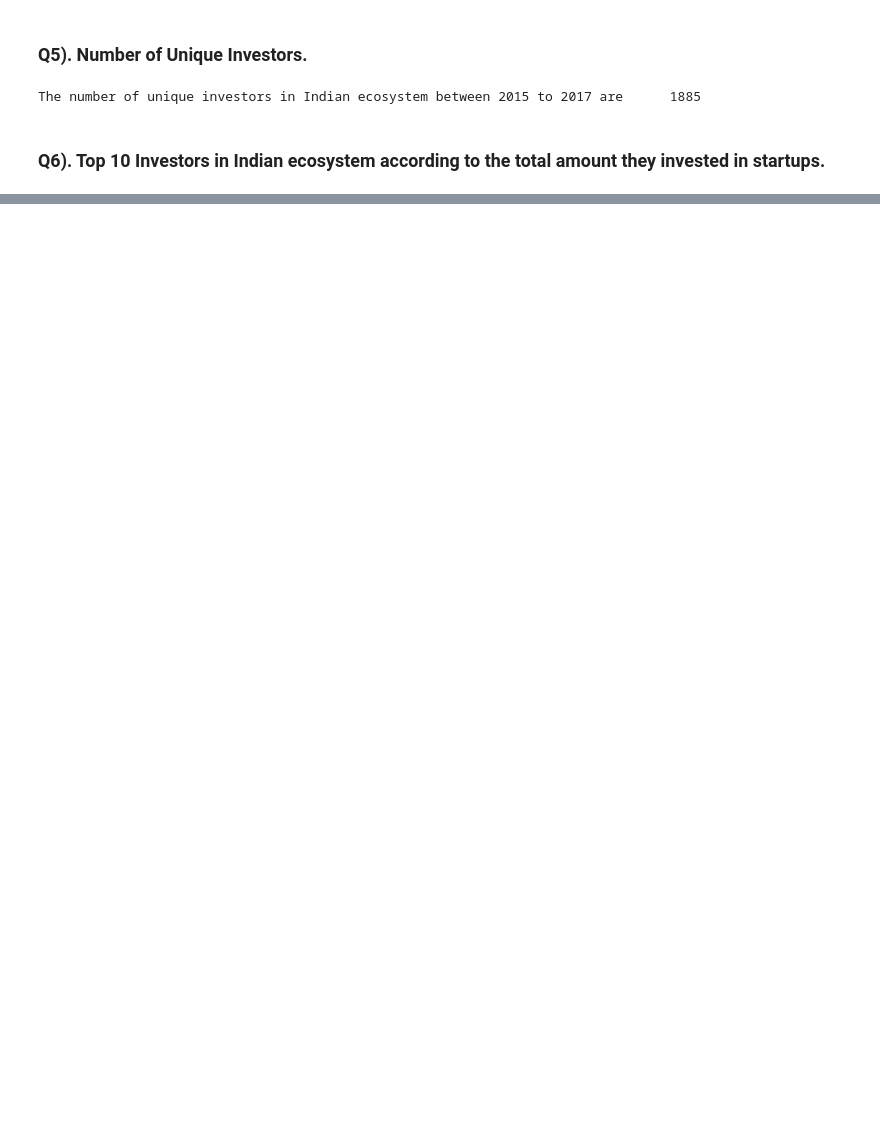
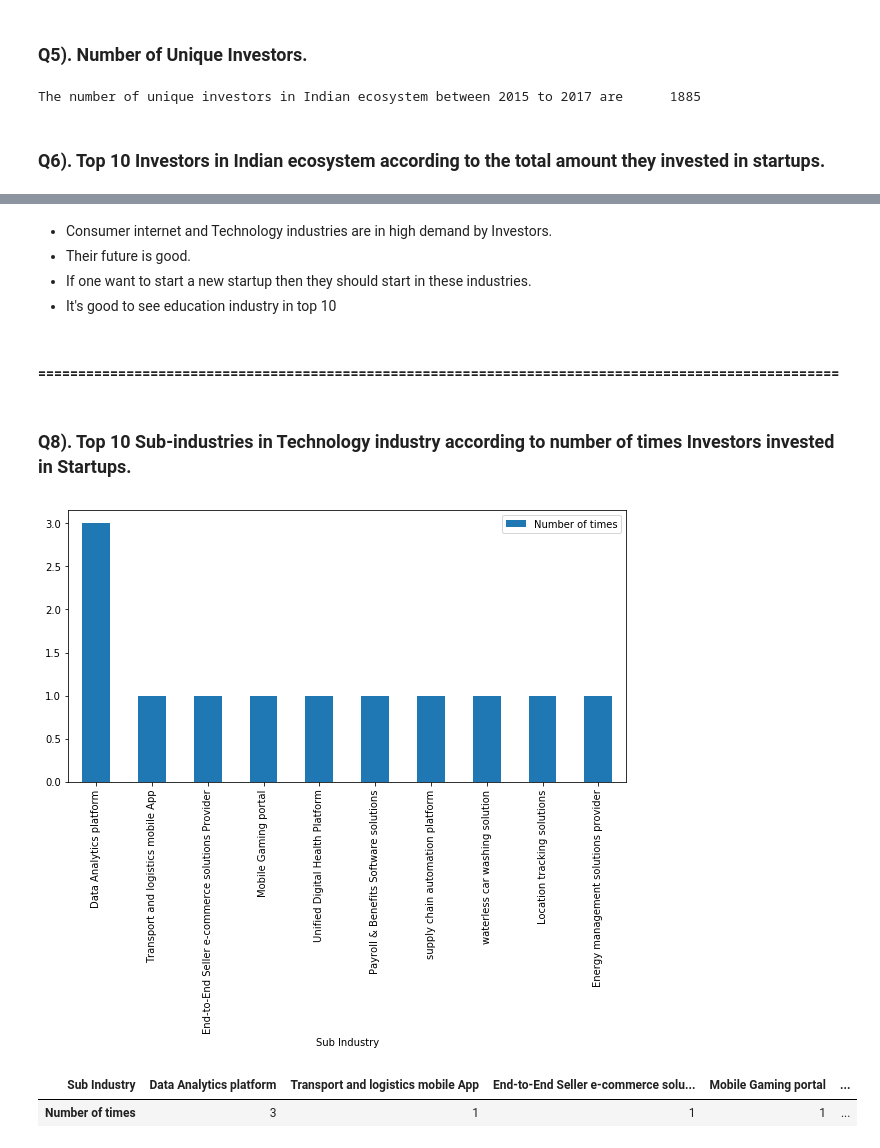
Before and after one commit to rahul221389/Exploration_Indian_Startups_Funding, a Jupyter notebook: indian startups.ipynb, the cells around one changed output, grey strips where cells are left out. Saved outputs shown, nothing was run; the diff lists cells and outputs as text; code cells hidden in the pictures; blank space fills up the shorter version.

Commit message:
Industries analysis

```diff
--- a/indian startups.ipynb
+++ b/indian startups.ipynb
@@ -166,0 +201,21 @@ The number of unique investors in Indian ecosystem between 2015 to 2017 are
+# %% [markdown]
+* Consumer internet and Technology industries are in high demand by Investors.
+* Their future is good.
+* If one want to start a new startup then they should start in these industries.
+* It's good to see education industry in top 10
+# %% [markdown]
+#### ====================================================================================================
+# %% [markdown]
+### Q8). Top 10 Sub-industries in Technology industry according to number of times Investors invested in Startups.
+# %%
+temp_df = df_startup[df_startup['IndustryVertical'].isin(['Technology','technology'])]
+temp_df = temp_df['SubVertical'].value_counts()[:10].reset_index()
+temp_df.columns = ['Sub Industry', 'Number of times']
+temp_df.set_index('Sub Industry', drop=True, inplace=True)
+temp_df.plot(kind='bar', figsize=(10,5))
+plt.show()
+temp_df.T
+# %% [output]
+[figure, added]
+| Sub Industry | Data Analytics platform | Transport and logistics mobile App | End-to-End Seller e-commerce solu... | Mobile Gaming portal | ... |
+| Number of times | 3 | 1 | 1 | 1 | ... |
```
Also changed, not shown: parts of 9 cells of this notebook.
